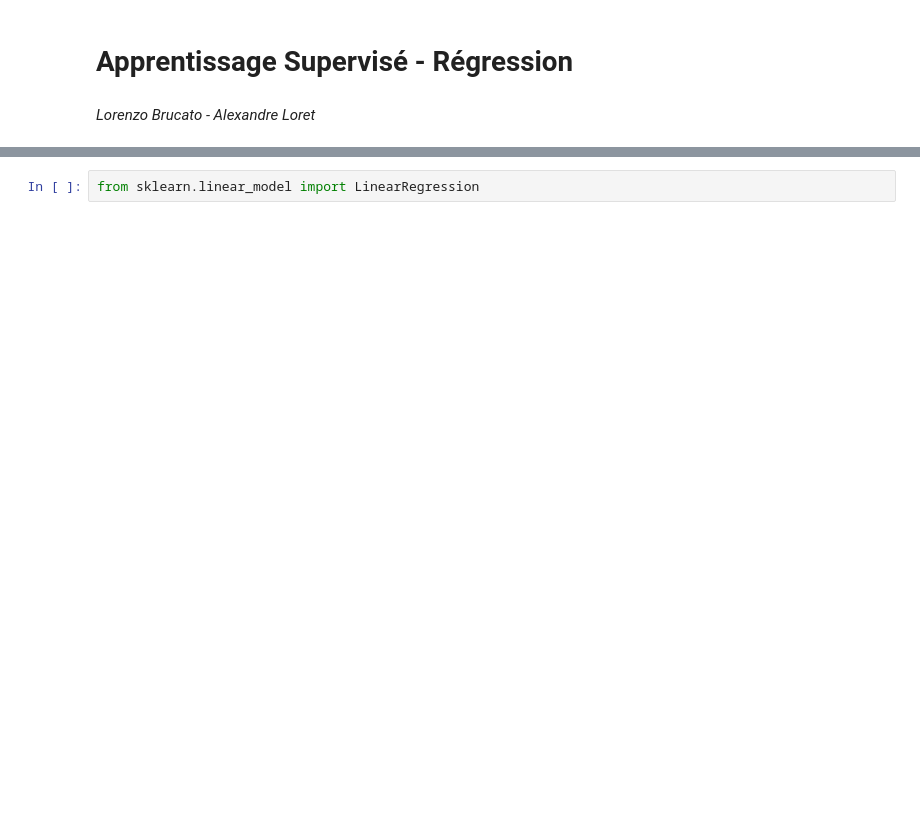
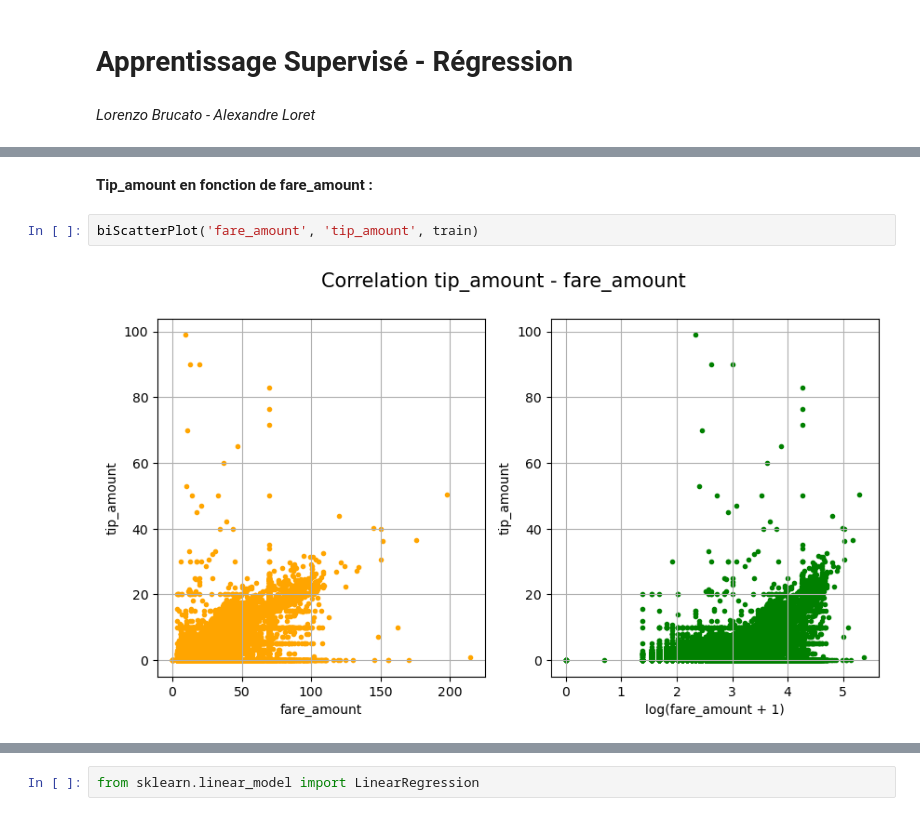
Before and after one commit to DarenXL/Apprentissage-Supervise-M2-MIA, a Jupyter notebook: Regression/regression.ipynb, the cells around one changed output, grey strips where cells are left out. Cells and saved outputs as stored; diff of their text form; blank space fills up the shorter version.

```diff
--- a/Regression/regression.ipynb
+++ b/Regression/regression.ipynb
@@ -137,0 +240,6 @@ X_train.shape, y_train.shape
+# %% [markdown]
+**Tip_amount en fonction de fare_amount :**
+# %%
+biScatterPlot('fare_amount', 'tip_amount', train)
+# %% [output]
+[figure, added]
```
Also changed, not shown: parts of 96 cells of this notebook, 3 other files.
